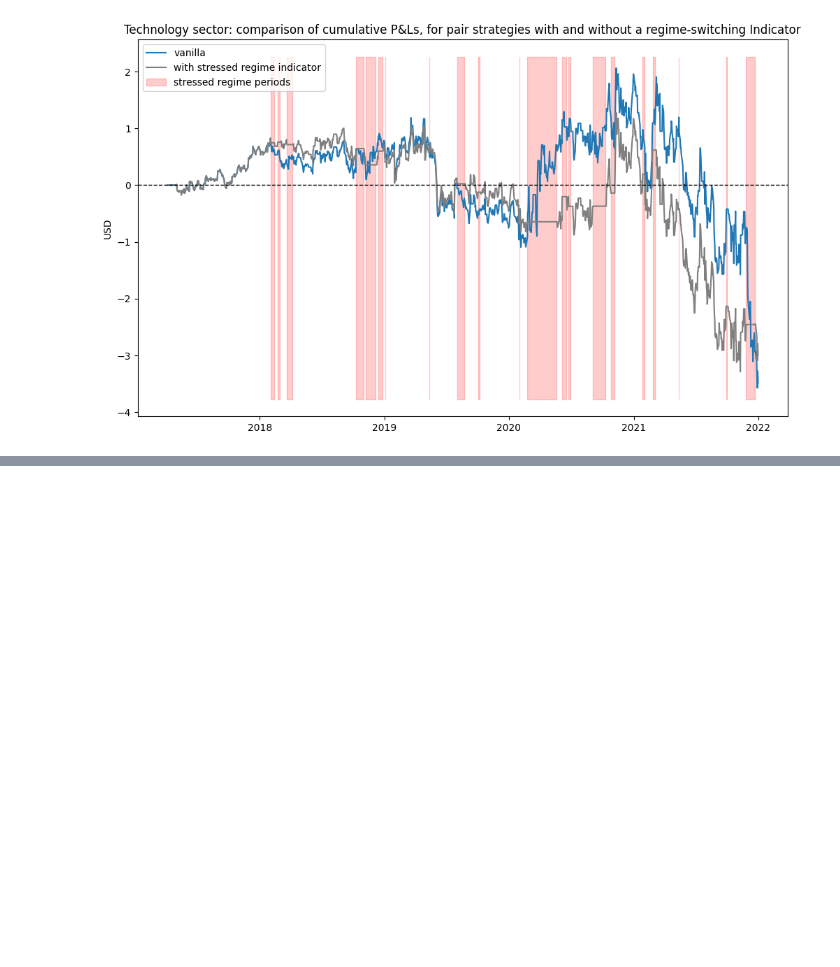
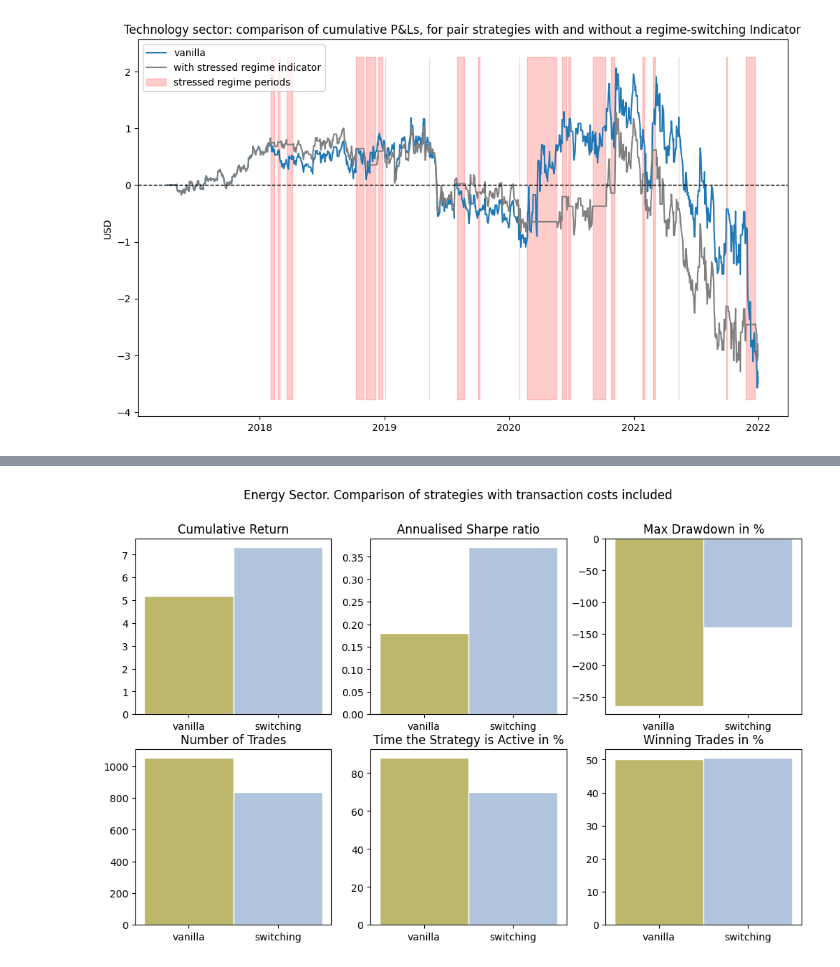
Before and after one commit to George-Creekbed/capstone_review, a Jupyter notebook: step2.ipynb, the cells around one changed output, grey strips where cells are left out. Saved outputs shown, nothing was run; the diff lists cells and outputs as text; code cells hidden in the pictures; blank space fills up the shorter version.

```diff
--- a/step2.ipynb
+++ b/step2.ipynb
@@ -492,0 +562,9 @@ plt.show()
+# %%
+annual_sharpe_energy_no_switch = (strategy_ret.mean() / strategy_ret.std()) * np.sqrt(252)
+annual_sharpe_energy_no_switch_shaved = (strategy_ret_shaved.mean() / strategy_ret_shaved.std()) * np.sqrt(252)
+annual_sharpe_energy_with_switch = (strategy_ret_with_switch.mean() / strategy_ret_with_switch.std()) * np.sqrt(252)
+annual_sharpe_energy_with_switch_shaved = (strategy_ret_with_switch_shaved.mean() / strategy_ret_with_switch_shaved.std()) * np.sqrt(252)
+# print(f"Annualised Sharpe for Energy sector pair vanilla strategy ≈ {annual_sharpe_energy_no_switch:.2f}")
+# print(f"Annualised Sharpe for Energy sector pair vanilla strategy with transaction costs ≈ {annual_sharpe_energy_no_switch_shaved:.2f}")
+# print(f"Annualised Sharpe for Energy sector pair regime switching strategy ≈ {annual_sharpe_energy_with_switch:.2f}")
+# print(f"Annualised Sharpe for Energy sector pair regime switching strategy with transaction costs ≈ {annual_sharpe_energy_with_switch_shaved:.2f}")
@@ -493 +595,15 @@ plt.show()
+# %%
+def numberOfTrades(pandas_series):
+    return np.count_nonzero(pandas_series)
+# %%
+def winRate(series, regime_switch_bool):
+    total_trades= 0
+    if regime_switch_bool:
+        total_trades = numberOfTrades(position_energy_with_switch)
+    else:
+        total_trades = numberOfTrades(position_energy_no_switch)
+
+    days_winning = len( np.extract(series > series.shift(), series) )
+
+    return days_winning / total_trades
 # %%
@@ -508,0 +673,21 @@ plt.show()
+# %%
+fig, ax = plt.subplots(2, 3)
+
+ax[0,0].bar(strategies_shaved, final_pnl_shaved, width=1, color=["darkkhaki", "lightsteelblue"], edgecolor="white", linewidth=1)
+ax[0,0].set_title("Cumulative Return")
+ax[0,1].bar(strategies_shaved, sharpe_shaved, width=1, color=["darkkhaki", "lightsteelblue"], edgecolor="white", linewidth=1) # color=["tab:blue", "tab:gray"], edgecolor="white", linewidth=0.7)
+ax[0,1].set_title("Annualised Sharpe ratio")
+ax[0,2].bar(strategies_shaved, drawdown_shaved * 100, width=1, color=["darkkhaki", "lightsteelblue"], edgecolor="white", linewidth=1)
+ax[0,2].set_title("Max Drawdown in %")
+ax[1,0].bar(strategies_shaved, trades_shaved, width=1, color=["darkkhaki", "lightsteelblue"], edgecolor="white", linewidth=1)
+ax[1,0].set_title("Number of Trades")
+ax[1,1].bar(strategies_shaved, time_active_shaved * 100, width=1, color=["darkkhaki", "lightsteelblue"], edgecolor="white", linewidth=1)
+ax[1,1].set_title("Time the Strategy is Active in %")
+ax[1,2].bar(strategies_shaved, winning_rate_shaved * 100, width=1, color=["darkkhaki", "lightsteelblue"], edgecolor="white", linewidth=1)
+ax[1,2].set_title("Winning Trades in %")
+fig.suptitle("Energy Sector. Comparison of strategies with transaction costs included")
+
+plt.tight_layout
+plt.show()
+# %% [output]
+[figure, added]
```
Also changed, not shown: parts of 24 cells of this notebook.
